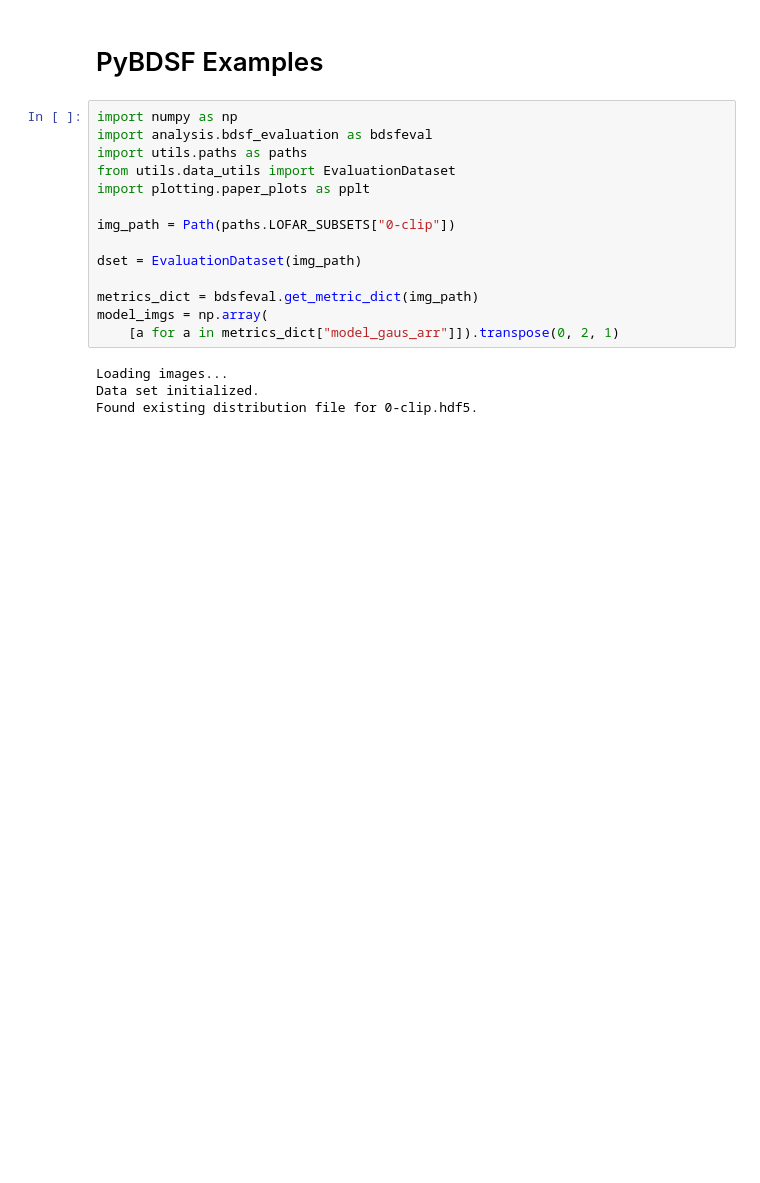
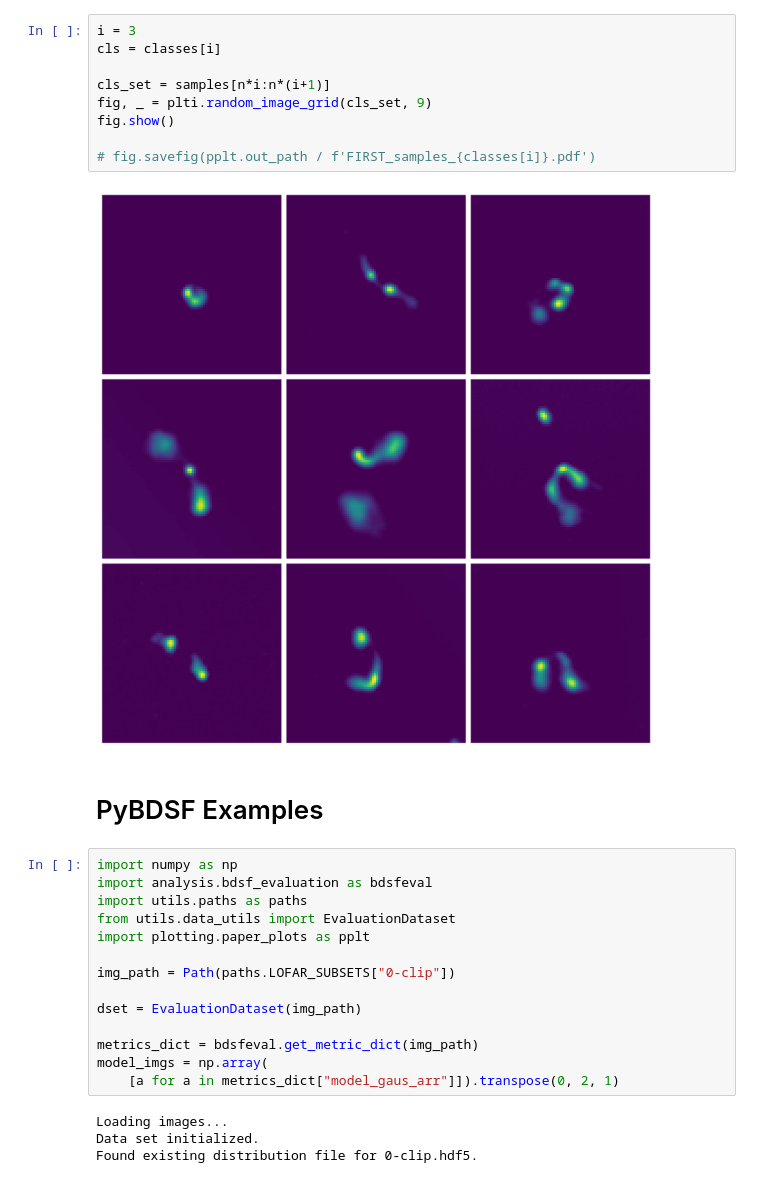
Before and after one commit to tmartinezML/LOFAR-Diffusion, a Jupyter notebook: src/notebooks/paper_plots.ipynb, the cells around one changed output. Saved outputs shown, nothing was run; the diff lists cells and outputs as text; blank space fills up the shorter version.

```diff
--- a/src/notebooks/paper_plots.ipynb
+++ b/src/notebooks/paper_plots.ipynb
@@ -12,3 +72,14 @@ os.getcwd()
+# %%
+i = 3
+cls = classes[i]
+
+cls_set = samples[n*i:n*(i+1)]
+fig, _ = plti.random_image_grid(cls_set, 9)
+fig.show()
+
+# fig.savefig(pplt.out_path / f'FIRST_samples_{classes[i]}.pdf')
+# %% [output]
+[figure, added]
 # %% [markdown]
 # PyBDSF Examples
 # %%
```
Also changed, not shown: parts of 11 cells of this notebook, 3 other files.
